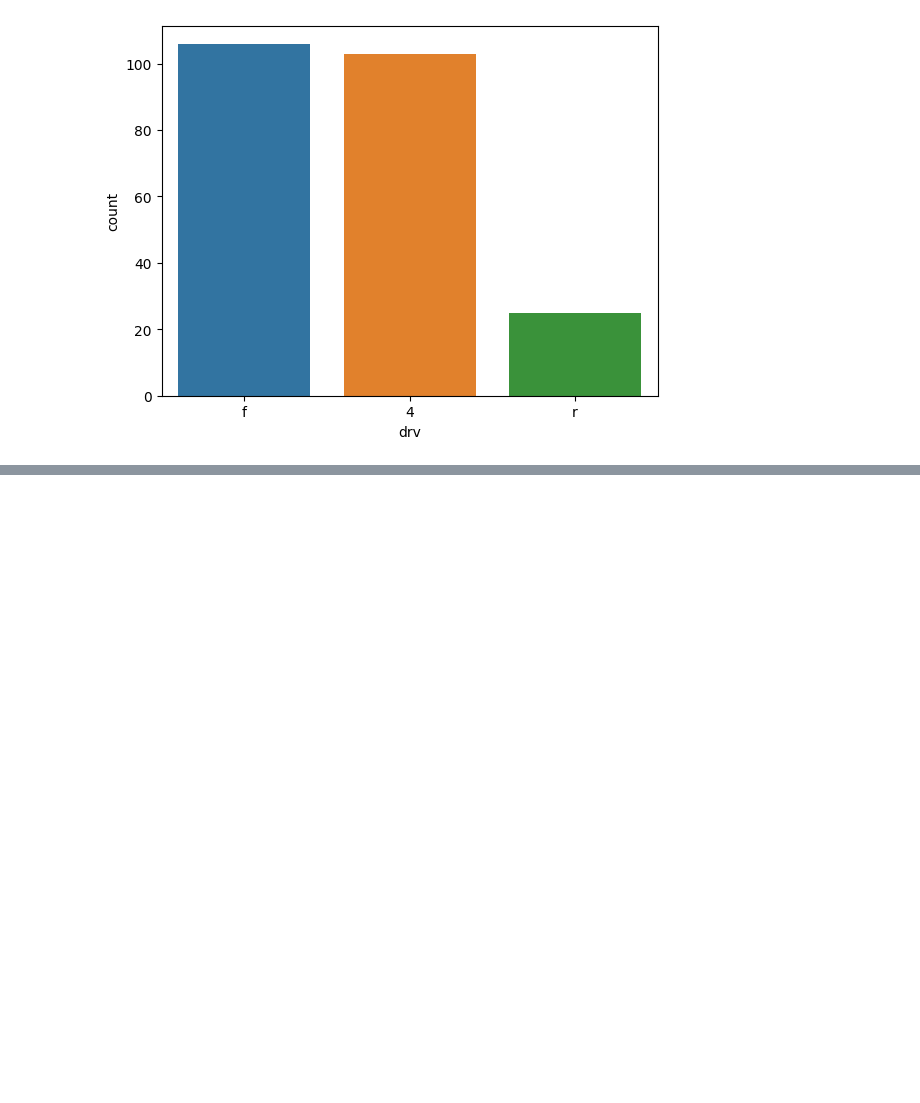
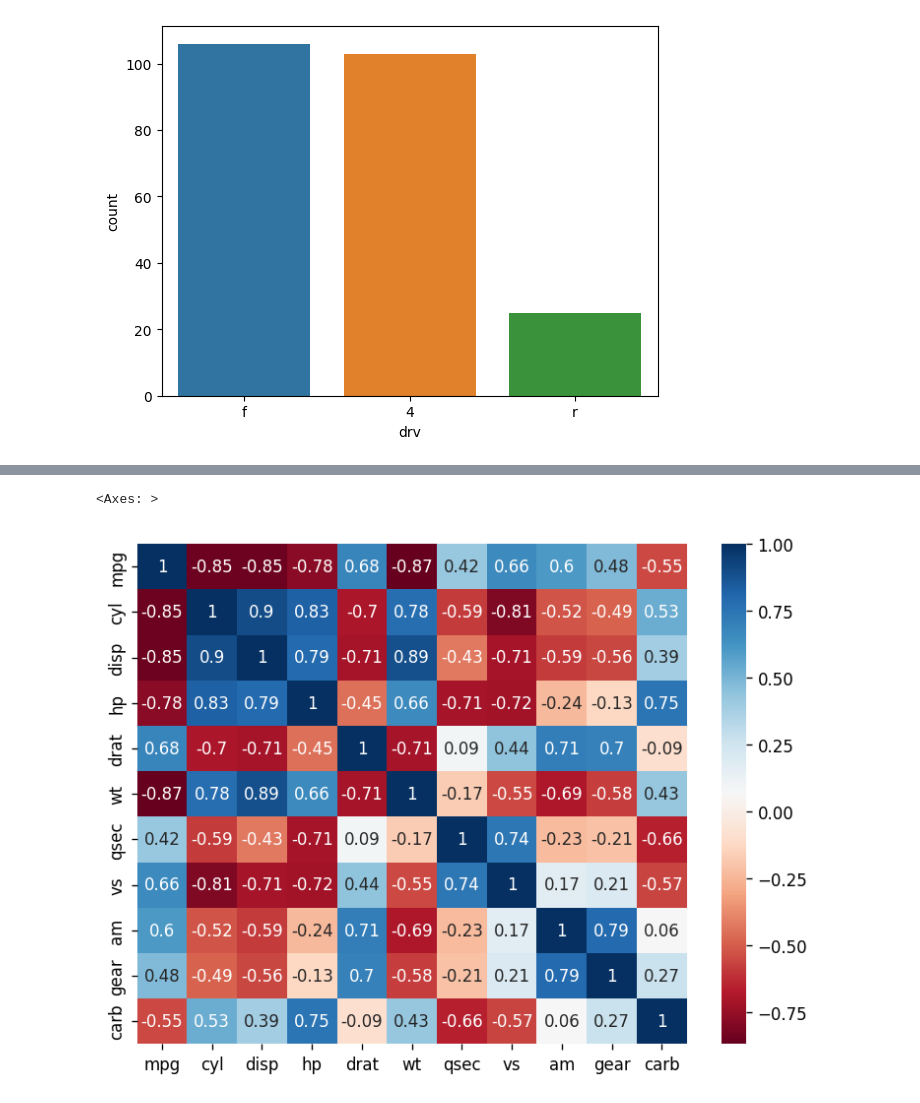
Before and after one commit to asdsadawww/-, a Jupyter notebook: 인터렉티브_그래프.ipynb, the cells around one changed output, grey strips where cells are left out. Drawn from its saved outputs; the diff is of its cells as text; code cells hidden in the pictures; blank space fills up the shorter version.

Commit message:
Colab을 통해 생성됨

```diff
--- a/인터렉티브_그래프.ipynb
+++ b/인터렉티브_그래프.ipynb
@@ -80,0 +123,3 @@ sns.countplot(data=df,x='drv',hue='drv')
+# %%
+mtcars=pd.read_csv('/content/drive/MyDrive/Colab Notebooks/mtcars.csv')
+mtcars.head()
@@ -80,0 +133,5 @@ sns.countplot(data=df,x='drv',hue='drv')
+# %%
+mtcars = mtcars.set_index('model')
+car_cor=mtcars.corr()          #상관행렬 만들기
+car_cor=round(car_cor,2)       #소수점 둘째 자리까지 반올림
+car_cor
@@ -80,0 +151,9 @@ sns.countplot(data=df,x='drv',hue='drv')
+# %%
+plt.rcParams.update({'figure.dpi'    :'120',                    #해상도 설정
+                     'figure.figsize':[7.5, 5.5]})              #가로 세로 크기 설정
+# %%
+sns.heatmap(car_cor, annot= True,     #상관계수 표시
+            cmap='RdBu')              #컬러
+# %% [output]
+<Axes: >
+[figure, added]
```
Also changed, not shown: parts of 15 cells of this notebook.
